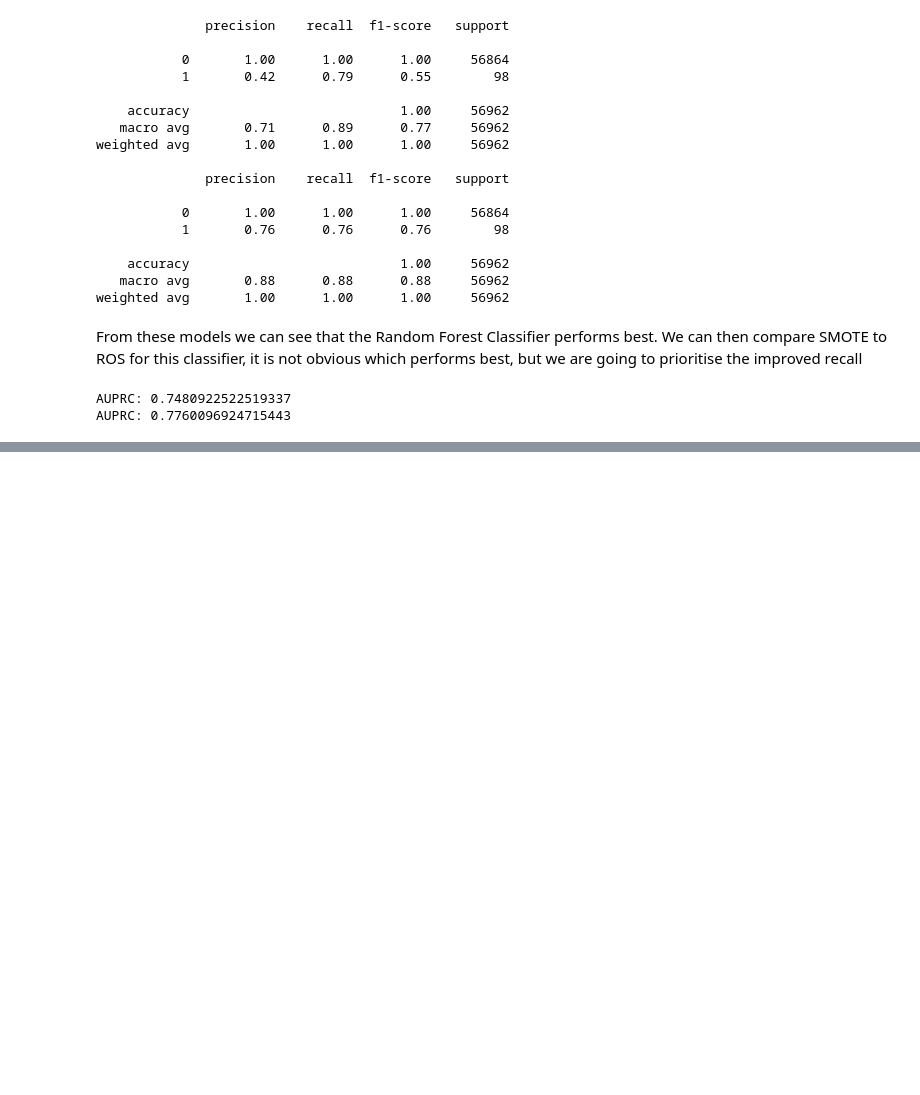
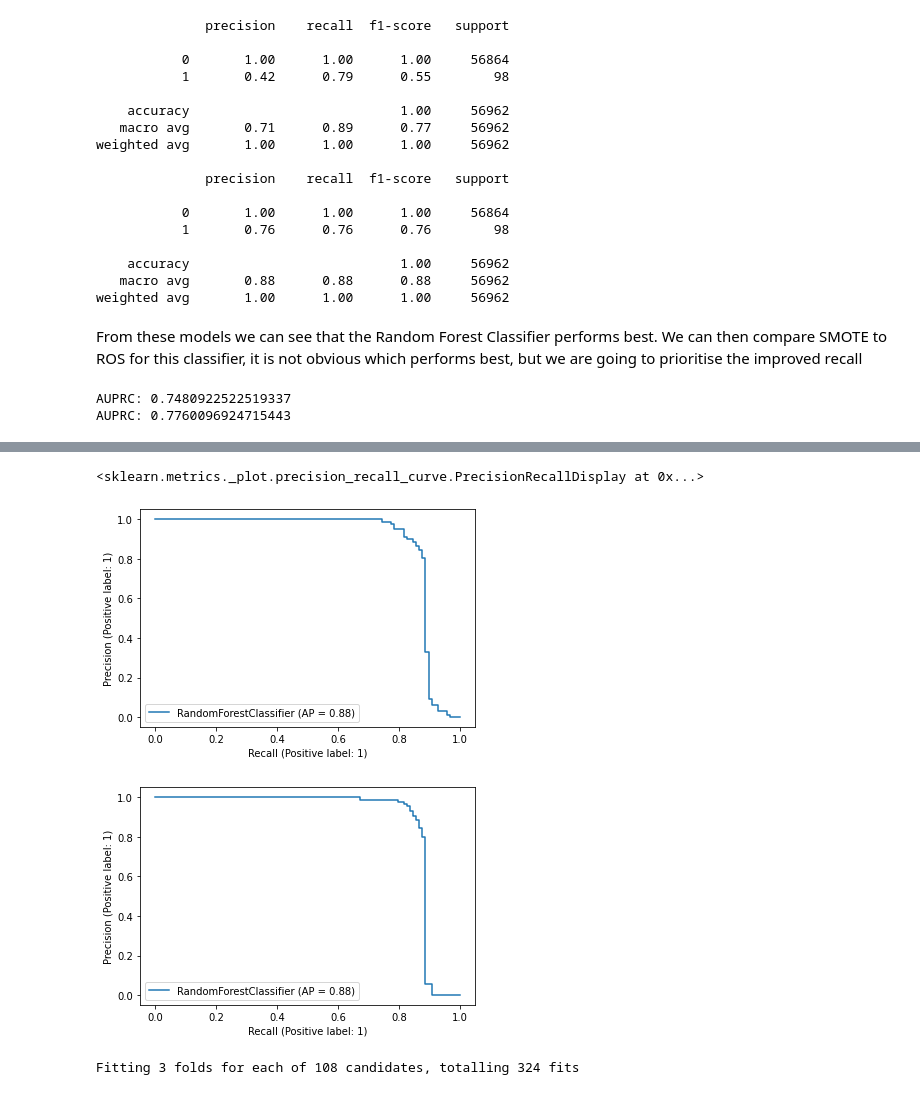
Before and after one commit to carrtim93/credit_card_fraud_detection, a Jupyter notebook: main.ipynb, the cells around one changed output, grey strips where cells are left out. Saved outputs shown, nothing was run; the diff lists cells and outputs as text; code cells hidden in the pictures; blank space fills up the shorter version.

```diff
--- a/main.ipynb
+++ b/main.ipynb
@@ -437,0 +442,21 @@ RFC_ROS.fit(X_train_ros, y_train_ros)
+# %%
+plot_precision_recall_curve(RFC_SMOTE, X_test, y_test)
+plot_precision_recall_curve(RFC_ROS, X_test, y_test)
+# %% [output]
+<sklearn.metrics._plot.precision_recall_curve.PrecisionRecallDisplay at 0x...>
+[figure, added]
+[figure, added]
+# %%
+# let's use grid search to optimise the parameters
+np.random.seed(42)
+rf_grid = {
+    "n_estimators": np.arange(10, 150, 50),
+    "max_depth": [5,10],
+    "max_features": ['auto', 'log2'],
+    "min_samples_split": [2,4,10],
+    "min_samples_leaf": [1,3,5]
+}
+grid_search_model = GridSearchCV(RandomForestClassifier(), param_grid=rf_grid, n_jobs=1, cv=3, verbose=True)
+grid_search_model.fit(X_train_smote, y_train_smote)
+# %% [output]
+Fitting 3 folds for each of 108 candidates, totalling 324 fits
```
Also changed, not shown: parts of 2 cells of this notebook, 4 other files.
